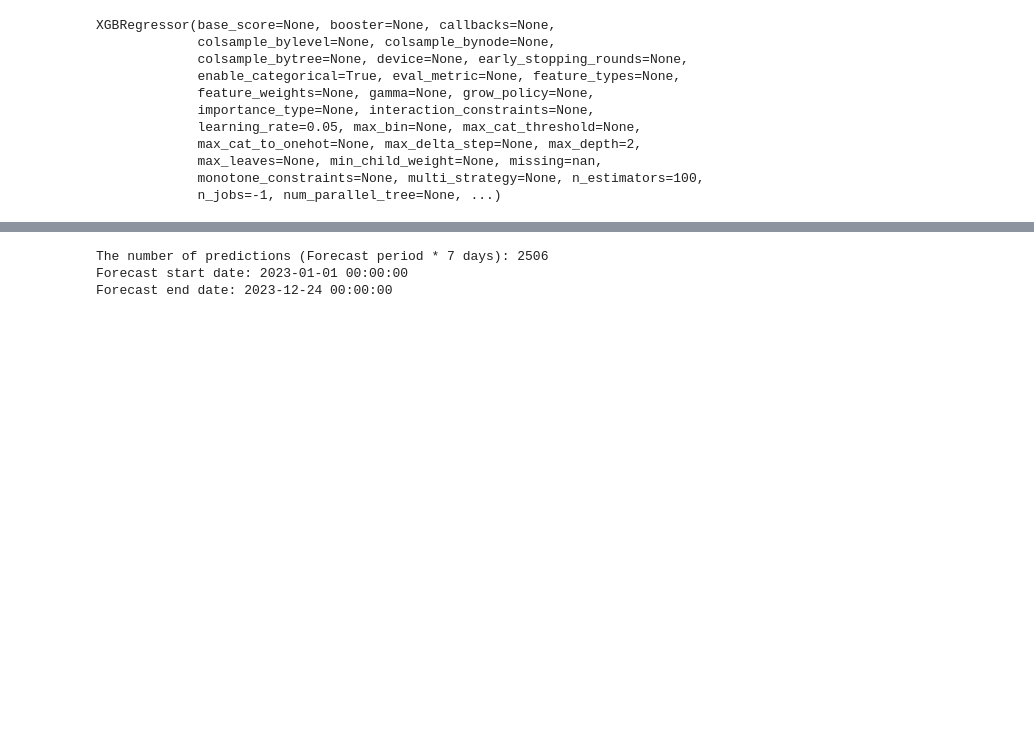
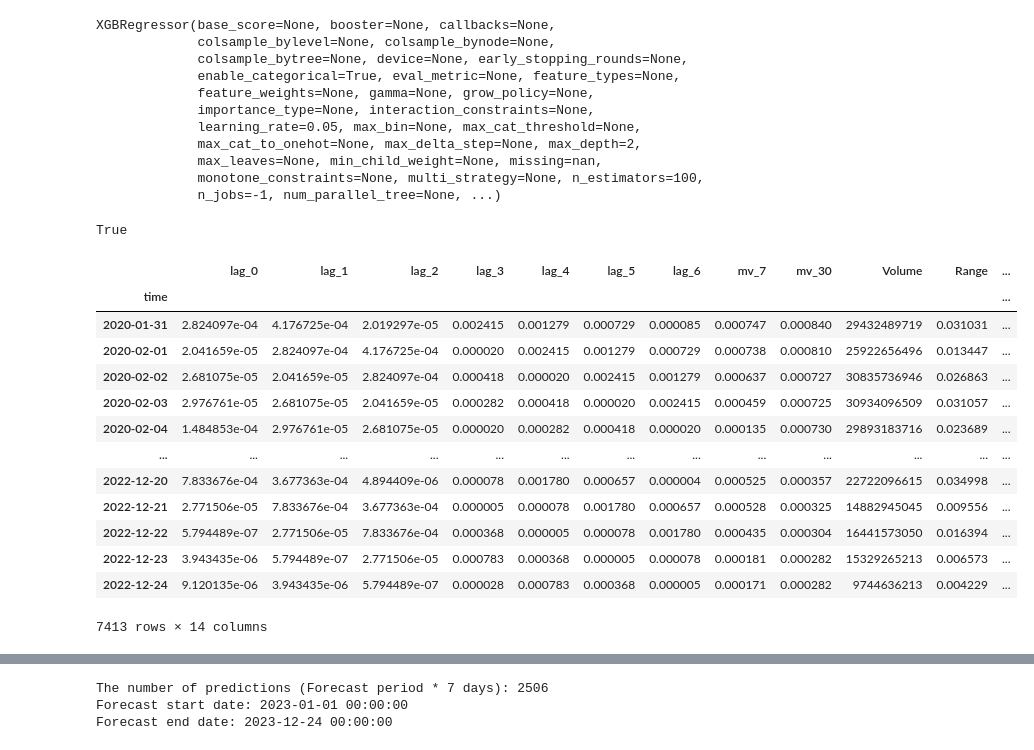
Before and after one commit to NagataTaku/MATH546_Capstone, a Jupyter notebook: capstone_stage1_nagata_taku.ipynb, the cells around one changed output, grey strips where cells are left out. Saved outputs shown, nothing was run; the diff lists cells and outputs as text; code cells hidden in the pictures; blank space fills up the shorter version.

```diff
--- a/capstone_stage1.ipynb
+++ b/capstone_stage1_nagata_taku.ipynb
@@ -506,7 +558,8 @@ df_long = pd.melt(
     id_vars=["lag_0", "lag_1", "lag_2", "lag_3", "lag_4", "lag_5", "lag_6", "mv_7", "mv_30", "Volume", "Range"],
     value_vars=[f"target_{h}" for h in range(1, 8)],
     var_name="target_horizon",
-    value_name="Forecast"
+    value_name="Forecast",
+    ignore_index=False
 )
 
 df_long["target_horizon"] = df_long["target_horizon"].str.replace("target_", "", regex=False).astype(int)
@@ -535,6 +588,32 @@ XGBRegressor(base_score=None, booster=None, callbacks=None,
              max_leaves=None, min_child_weight=None, missing=nan,
              monotone_constraints=None, multi_strategy=None, n_estimators=100,
              n_jobs=-1, num_parallel_tree=None, ...)
+# %%
+# Data Leakeage Check
+
+df_long["target_date"] = (
+    df_long.index + pd.to_timedelta(df_long["target_horizon"], unit="D")
+)
+
+print(df_long["target_date"].max() < validation.index.min())
+
+df_long
+# %% [output]
+True
+|  | lag_0 | lag_1 | lag_2 | lag_3 | lag_4 | lag_5 | lag_6 | mv_7 | mv_30 | Volume | Range | ... |
+| time |  |  |  |  |  |  |  |  |  |  |  | ... |
+| 2020-01-31 | 2.824097e-04 | 4.176725e-04 | 2.019297e-05 | 0.002415 | 0.001279 | 0.000729 | 0.000085 | 0.000747 | 0.000840 | 29432489719 | 0.031031 | ... |
+| 2020-02-01 | 2.041659e-05 | 2.824097e-04 | 4.176725e-04 | 0.000020 | 0.002415 | 0.001279 | 0.000729 | 0.000738 | 0.000810 | 25922656496 | 0.013447 | ... |
+| 2020-02-02 | 2.681075e-05 | 2.041659e-05 | 2.824097e-04 | 0.000418 | 0.000020 | 0.002415 | 0.001279 | 0.000637 | 0.000727 | 30835736946 | 0.026863 | ... |
+| 2020-02-03 | 2.976761e-05 | 2.681075e-05 | 2.041659e-05 | 0.000282 | 0.000418 | 0.000020 | 0.002415 | 0.000459 | 0.000725 | 30934096509 | 0.031057 | ... |
+| 2020-02-04 | 1.484853e-04 | 2.976761e-05 | 2.681075e-05 | 0.000020 | 0.000282 | 0.000418 | 0.000020 | 0.000135 | 0.000730 | 29893183716 | 0.023689 | ... |
+| ... | ... | ... | ... | ... | ... | ... | ... | ... | ... | ... | ... | ... |
+| 2022-12-20 | 7.833676e-04 | 3.677363e-04 | 4.894409e-06 | 0.000078 | 0.001780 | 0.000657 | 0.000004 | 0.000525 | 0.000357 | 22722096615 | 0.034998 | ... |
+| 2022-12-21 | 2.771506e-05 | 7.833676e-04 | 3.677363e-04 | 0.000005 | 0.000078 | 0.001780 | 0.000657 | 0.000528 | 0.000325 | 14882945045 | 0.009556 | ... |
+| 2022-12-22 | 5.794489e-07 | 2.771506e-05 | 7.833676e-04 | 0.000368 | 0.000005 | 0.000078 | 0.001780 | 0.000435 | 0.000304 | 16441573050 | 0.016394 | ... |
+| 2022-12-23 | 3.943435e-06 | 5.794489e-07 | 2.771506e-05 | 0.000783 | 0.000368 | 0.000005 | 0.000078 | 0.000181 | 0.000282 | 15329265213 | 0.006573 | ... |
+| 2022-12-24 | 9.120135e-06 | 3.943435e-06 | 5.794489e-07 | 0.000028 | 0.000783 | 0.000368 | 0.000005 | 0.000171 | 0.000282 | 9744636213 | 0.004229 | ... |
+7413 rows × 14 columns
 # %%
 validation_long = pd.melt(
     validation_rf,
```
Also changed, not shown: parts of 17 cells of this notebook, 1 other file.
